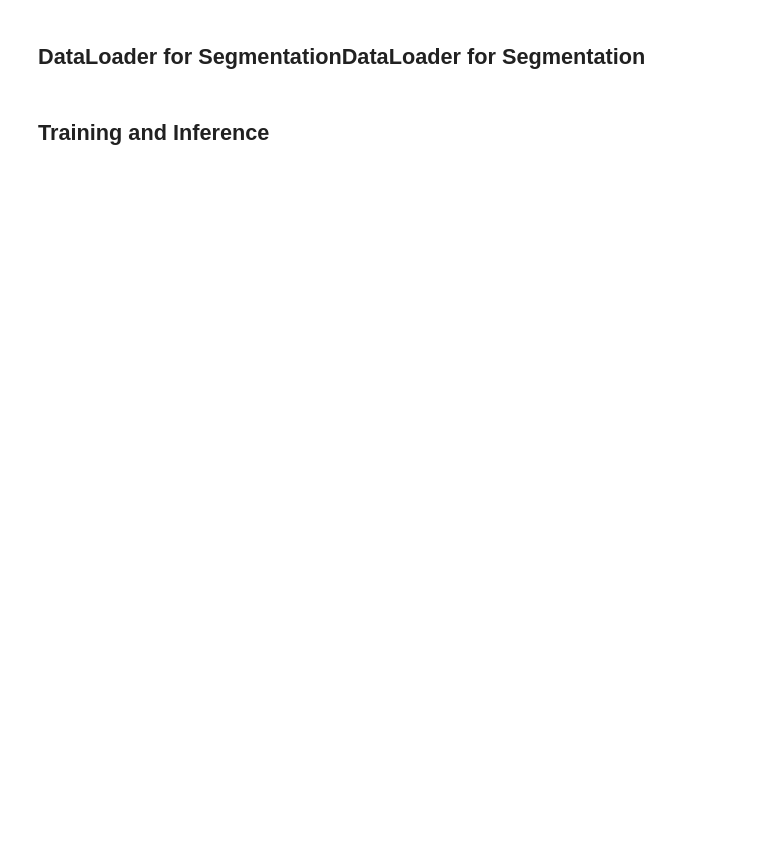
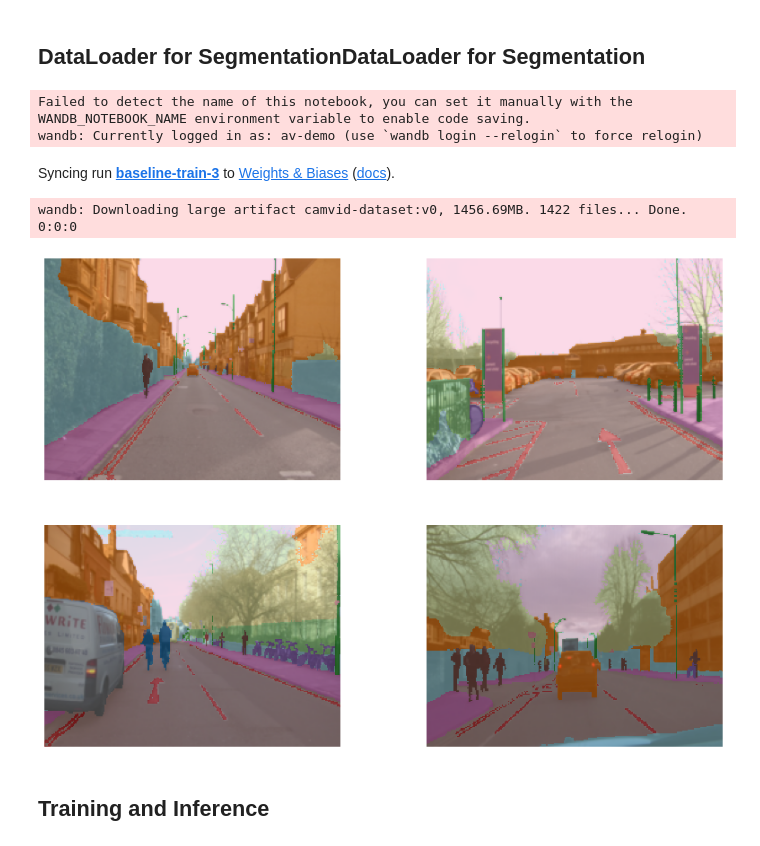
Before and after one commit to soumik12345/Wandb-Status-Report-Template, a Jupyter notebook: 02_semantic_segmentation.ipynb, the cells around one changed output. Saved outputs shown, nothing was run; the diff lists cells and outputs as text; code cells hidden in the pictures; blank space fills up the shorter version.

Commit message:
fixed bugs in baseline training

```diff
--- a/02_semantic_segmentation.ipynb
+++ b/02_semantic_segmentation.ipynb
@@ -18,7 +17,7 @@ PROJECT="CamVid"
 ENTITY="av-demo"
 IMAGE_SHAPE = (720, 960)
 SEED = 123
-RUN_NAME = "baseline-train-2"
+RUN_NAME = "baseline-train-3"
 JOB_TYPE = "baseline-train"
 # %%
 set_seed(SEED)
@@ -59,21 +58,27 @@ def get_dataloader(
 # %%
 run = wandb.init(
     project=PROJECT,
     name=RUN_NAME,
     entity=ENTITY,
     job_type=JOB_TYPE
 )
 
 data_loader, class_labels = get_dataloader(
     artifact_id="av-demo/CamVid/camvid-dataset:v0",
     batch_size=16,
-    image_size=IMAGE_SHAPE
+    image_shape=IMAGE_SHAPE,
     resize_factor=4,
     validation_split=0.2,
     seed=SEED
 )
 
 data_loader.show_batch(max_n=4, vmin=1, vmax=30, figsize=(14, 10))
+# %% [output]
+Failed to detect the name of this notebook, you can set it manually with the WANDB_NOTEBOOK_NAME environment variable to enable code saving.
+wandb: Currently logged in as: av-demo (use `wandb login --relogin` to force relogin)
+Syncing run baseline-train-3 to Weights & Biases (docs).
+wandb: Downloading large artifact camvid-dataset:v0, 1456.69MB. 1422 files... Done. 0:0:0
+[figure, added]
 # %% [markdown]
 ## Training and Inference
 # %%
```
Also changed, not shown: parts of 6 cells of this notebook.
